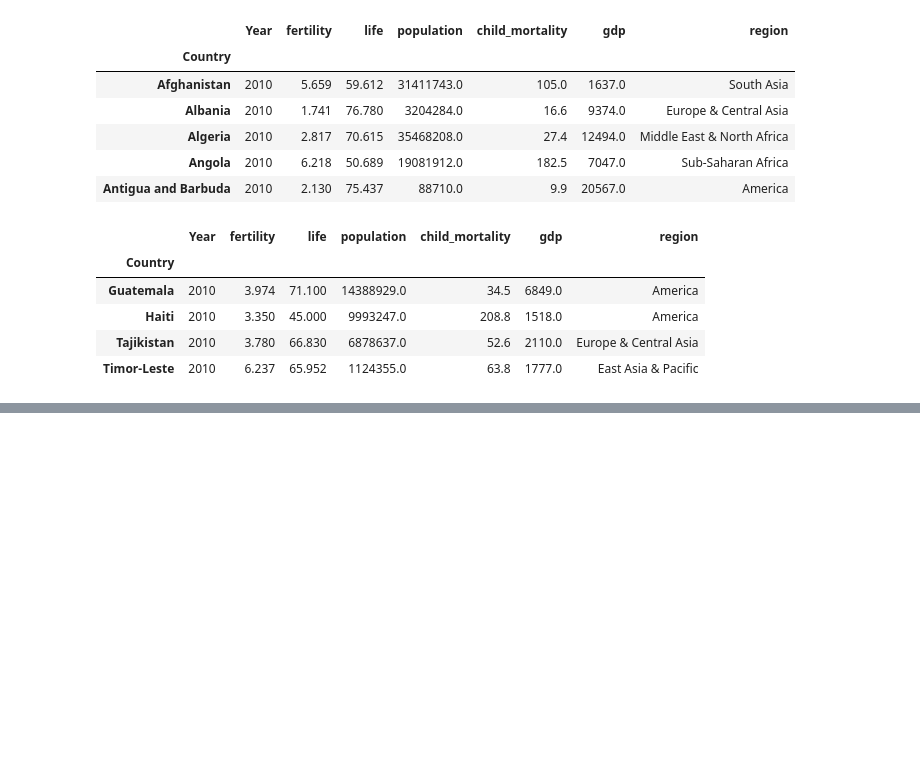
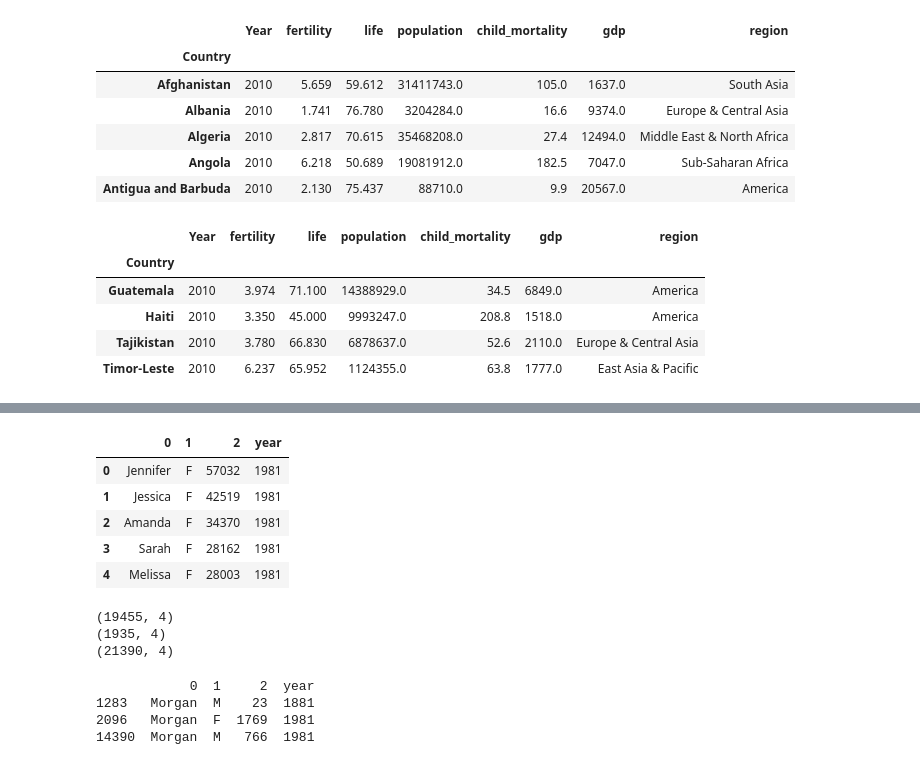
Before and after one commit to SurajKande/python-pandas, a Jupyter notebook: pandas_dataframe_manipulation.ipynb, the cells around one changed output, grey strips where cells are left out. Saved outputs shown, nothing was run; the diff lists cells and outputs as text; code cells hidden in the pictures; blank space fills up the shorter version.

```diff
--- a/pandas_dataframe_manipulation.ipynb
+++ b/pandas_dataframe_manipulation.ipynb
@@ -828,0 +901,9 @@ life_expectancy_2010_outliers
+# %%
+names_1981.head()
+# %% [output]
+|  | 0 | 1 | 2 | year |
+| 0 | Jennifer | F | 57032 | 1981 |
+| 1 | Jessica | F | 42519 | 1981 |
+| 2 | Amanda | F | 34370 | 1981 |
+| 3 | Sarah | F | 28162 | 1981 |
+| 4 | Melissa | F | 28003 | 1981 |
@@ -828,0 +913,17 @@ life_expectancy_2010_outliers
+# %%
+# Print shapes of names_1981, names_1881, and combined_names
+print(names_1981.shape)
+print(names_1881.shape)
+print(combined_names.shape)
+# %% [output]
+(19455, 4)
+(1935, 4)
+(21390, 4)
+# %%
+# Print all rows that contain the name 'Morgan'
+print(combined_names.loc[combined_names[0] == 'Morgan'])
+# %% [output]
+            0  1     2  year
+1283   Morgan  M    23  1881
+2096   Morgan  F  1769  1981
+14390  Morgan  M   766  1981
```
Also changed, not shown: parts of 42 cells of this notebook.
